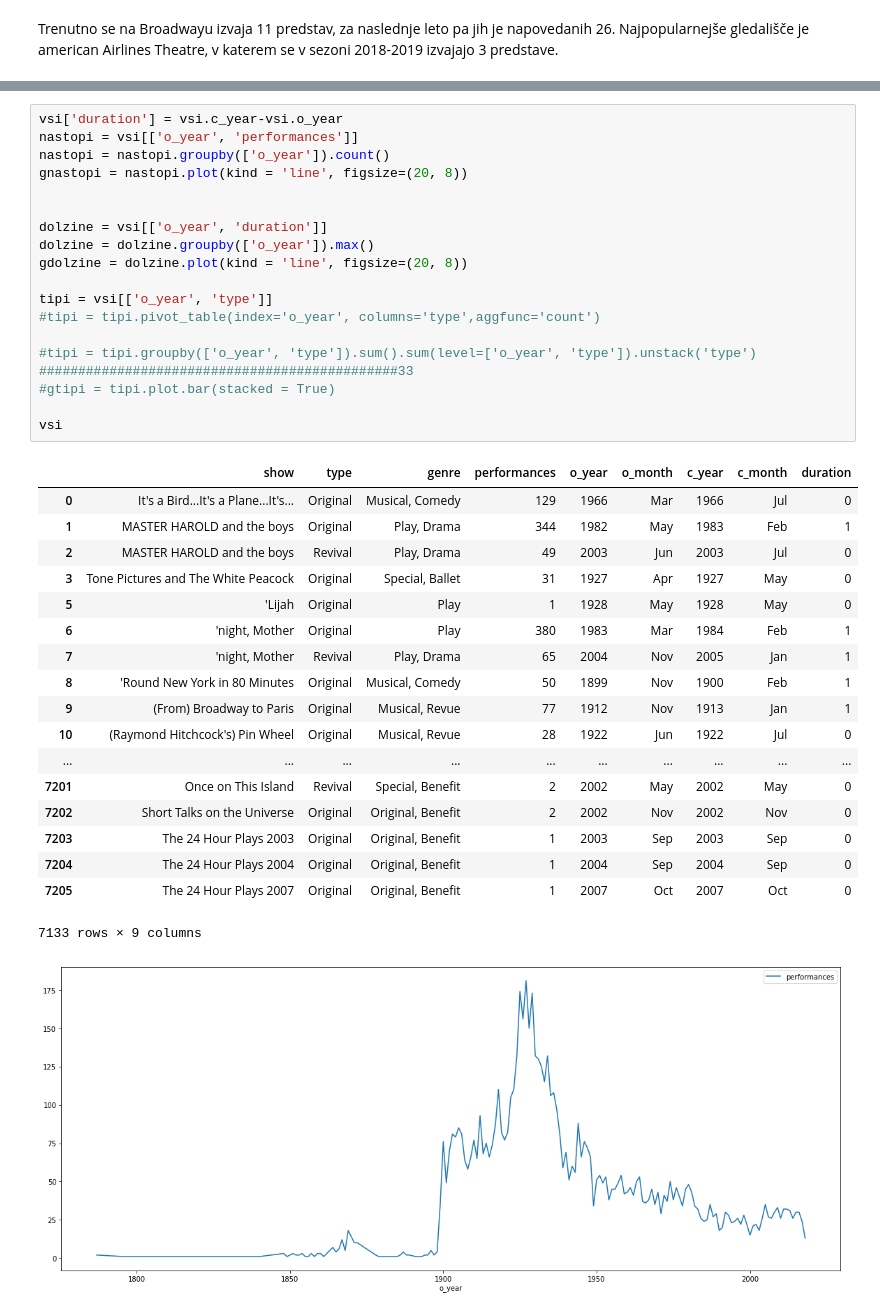
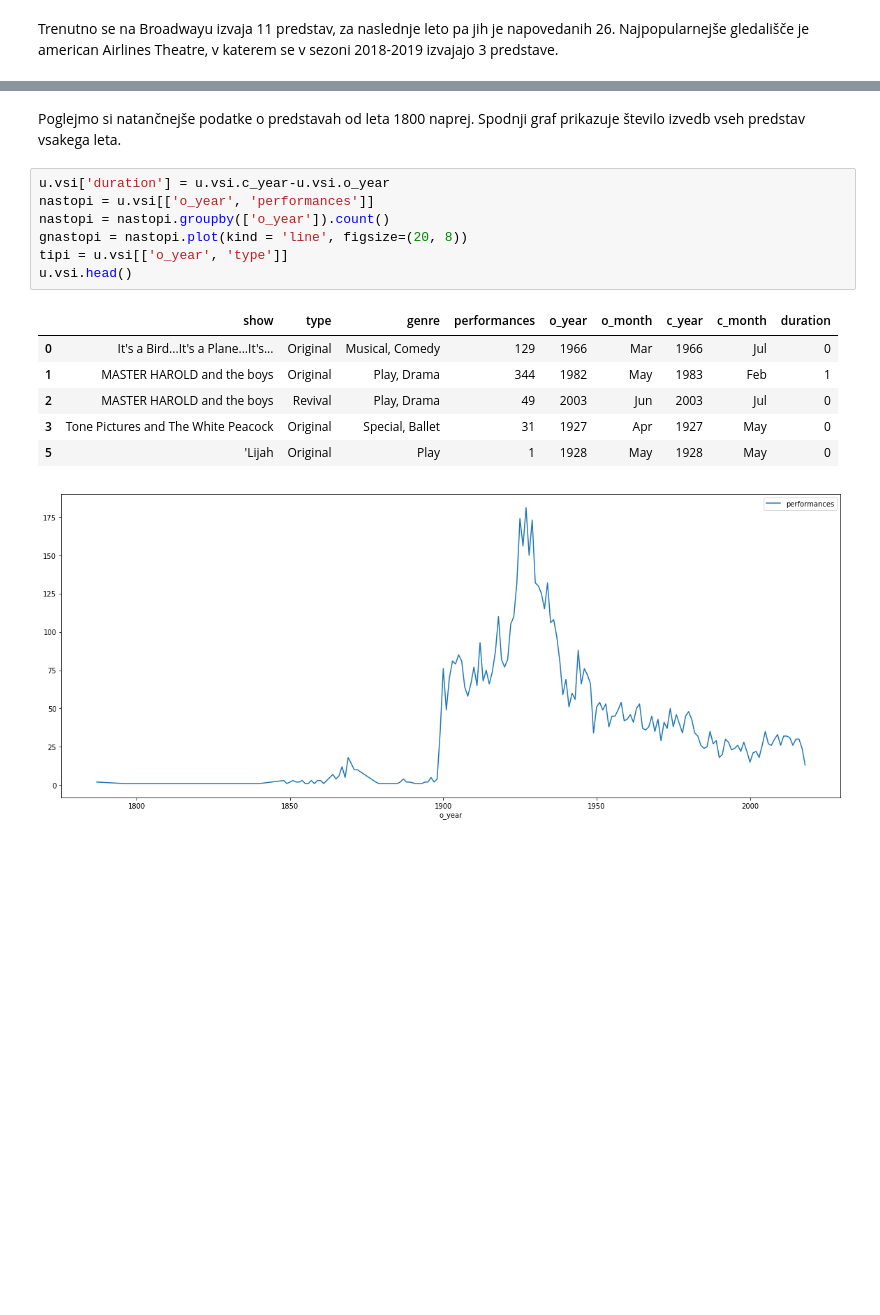
Before and after one commit to ines-silc/projektna-naloga-programiranje-1, a Jupyter notebook: Analiza.ipynb, the cells around one changed output, grey strips where cells are left out. Cells and saved outputs as stored; diff of their text form; blank space fills up the shorter version.

```diff
--- a/Analiza.ipynb
+++ b/Analiza.ipynb
@@ -74,41 +65,19 @@ regional_statistika
 [figure]
 [figure]
+# %% [markdown]
+Poglejmo si natančnejše podatke o predstavah od leta 1800 naprej. Spodnji graf prikazuje število izvedb vseh predstav vsakega leta.
 # %%
-vsi['duration'] = vsi.c_year-vsi.o_year
-nastopi = vsi[['o_year', 'performances']]
+u.vsi['duration'] = u.vsi.c_year-u.vsi.o_year
+nastopi = u.vsi[['o_year', 'performances']]
 nastopi = nastopi.groupby(['o_year']).count()
 gnastopi = nastopi.plot(kind = 'line', figsize=(20, 8))
-
-
-dolzine = vsi[['o_year', 'duration']]
-dolzine = dolzine.groupby(['o_year']).max()
-gdolzine = dolzine.plot(kind = 'line', figsize=(20, 8))
-
-tipi = vsi[['o_year', 'type']]
-#tipi = tipi.pivot_table(index='o_year', columns='type',aggfunc='count')
-
-#tipi = tipi.groupby(['o_year', 'type']).sum().sum(level=['o_year', 'type']).unstack('type')
-##############################################33
-#gtipi = tipi.plot.bar(stacked = True)
-
-vsi
+tipi = u.vsi[['o_year', 'type']]
+u.vsi.head()
 # %% [output]
 |  | show | type | genre | performances | o_year | o_month | c_year | c_month | duration |
 | 0 | It's a Bird...It's a Plane...It's... | Original | Musical, Comedy | 129 | 1966 | Mar | 1966 | Jul | 0 |
 | 1 | MASTER HAROLD and the boys | Original | Play, Drama | 344 | 1982 | May | 1983 | Feb | 1 |
 | 2 | MASTER HAROLD and the boys | Revival | Play, Drama | 49 | 2003 | Jun | 2003 | Jul | 0 |
 | 3 | Tone Pictures and The White Peacock | Original | Special, Ballet | 31 | 1927 | Apr | 1927 | May | 0 |
 | 5 | 'Lijah | Original | Play | 1 | 1928 | May | 1928 | May | 0 |
-| 6 | 'night, Mother | Original | Play | 380 | 1983 | Mar | 1984 | Feb | 1 |
-| 7 | 'night, Mother | Revival | Play, Drama | 65 | 2004 | Nov | 2005 | Jan | 1 |
-| 8 | 'Round New York in 80 Minutes | Original | Musical, Comedy | 50 | 1899 | Nov | 1900 | Feb | 1 |
-| 9 | (From) Broadway to Paris | Original | Musical, Revue | 77 | 1912 | Nov | 1913 | Jan | 1 |
-| 10 | (Raymond Hitchcock's) Pin Wheel | Original | Musical, Revue | 28 | 1922 | Jun | 1922 | Jul | 0 |
-| ... | ... | ... | ... | ... | ... | ... | ... | ... | ... |
-| 7201 | Once on This Island | Revival | Special, Benefit | 2 | 2002 | May | 2002 | May | 0 |
-| 7202 | Short Talks on the Universe | Original | Original, Benefit | 2 | 2002 | Nov | 2002 | Nov | 0 |
-| 7203 | The 24 Hour Plays 2003 | Original | Original, Benefit | 1 | 2003 | Sep | 2003 | Sep | 0 |
-| 7204 | The 24 Hour Plays 2004 | Original | Original, Benefit | 1 | 2004 | Sep | 2004 | Sep | 0 |
-| 7205 | The 24 Hour Plays 2007 | Original | Original, Benefit | 1 | 2007 | Oct | 2007 | Oct | 0 |
-7133 rows × 9 columns
 [figure]
```
Also changed, not shown: parts of 15 cells of this notebook, 2 other files.
